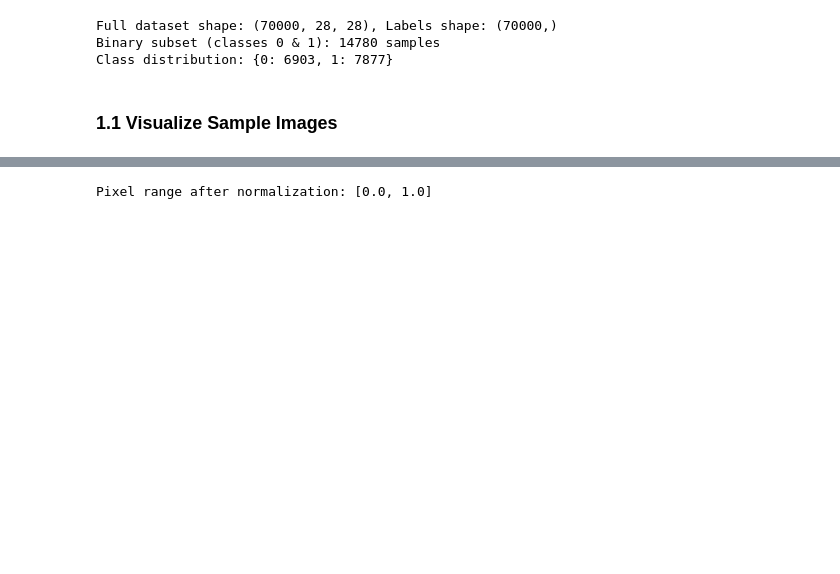
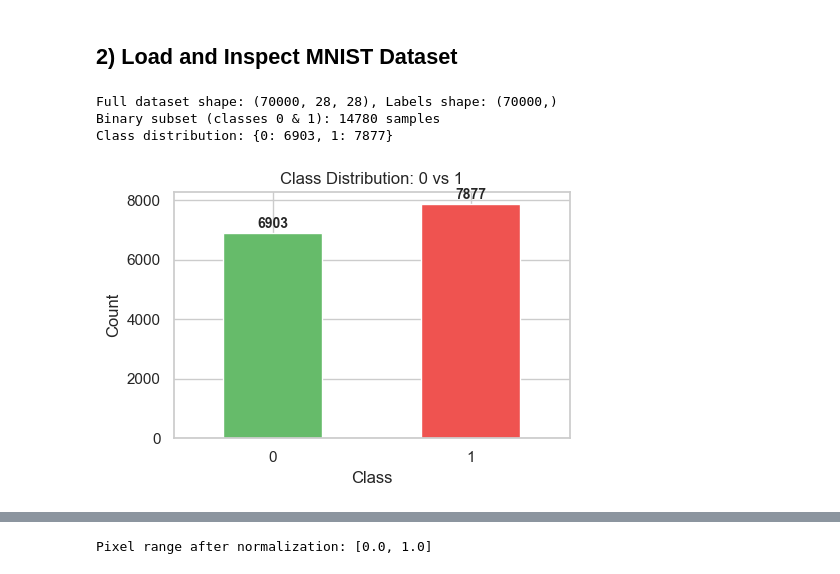
Before and after one commit to Ahmed-Fahmy00/Mnist-Classification, a Jupyter notebook: src/pipelines/phase1_knn_pipeline.ipynb, the cells around one changed output, grey strips where cells are left out. Saved outputs shown, nothing was run; the diff lists cells and outputs as text; code cells hidden in the pictures; blank space fills up the shorter version.

```diff
--- a/src/pipelines/phase1_knn_pipeline.ipynb
+++ b/src/pipelines/phase1_knn_pipeline.ipynb
@@ -33,18 +63,30 @@ All imports successful.
+# %% [markdown]
+## 2) Load and Inspect MNIST Dataset
 # %%
 # Load the full MNIST dataset
 x_all, y_all = load_mnist('../../data/mnist.npz')
 print(f'Full dataset shape: {x_all.shape}, Labels shape: {y_all.shape}')
 
-# Select binary classes 0 and 1
-class_a, class_b = 0, 1
-x_binary, y_binary = select_binary_classes(x_all, y_all, class_a, class_b)
-print(f'Binary subset (classes {class_a} & {class_b}): {x_binary.shape[0]} samples')
+x_binary, y_binary = select_binary_classes(x_all, y_all, CLASS_A, CLASS_B)
+print(f'Binary subset (classes {CLASS_A} & {CLASS_B}): {x_binary.shape[0]} samples')
 print('Class distribution:', class_distribution(y_binary))
+
+label_counts = pd.Series(y_binary).value_counts().reindex([CLASS_A, CLASS_B], fill_value=0)
+
+plt.figure(figsize=(5, 3.5))
+ax = label_counts.plot(kind='bar', color=['#66bb6a', '#ef5350'], rot=0)
+for bar in ax.patches:
+    height = bar.get_height()
+    ax.text( bar.get_x() + bar.get_width() / 2, height + max(label_counts) * 0.01, f'{int(height)}', ha='center', va='bottom', fontsize=10, fontweight='bold' )
+plt.title(f'Class Distribution: {CLASS_A} vs {CLASS_B}')
+plt.xlabel('Class')
+plt.ylabel('Count')
+plt.tight_layout()
+plt.show()
 # %% [output]
 Full dataset shape: (70000, 28, 28), Labels shape: (70000,)
 Binary subset (classes 0 & 1): 14780 samples
 Class distribution: {0: 6903, 1: 7877}
+[figure, added]
-# %% [markdown]
-### 1.1 Visualize Sample Images
 # %%
 fig, axes = plt.subplots(2, 8, figsize=(14, 4))
```
Also changed, not shown: parts of 51 cells of this notebook, 5 other files.
